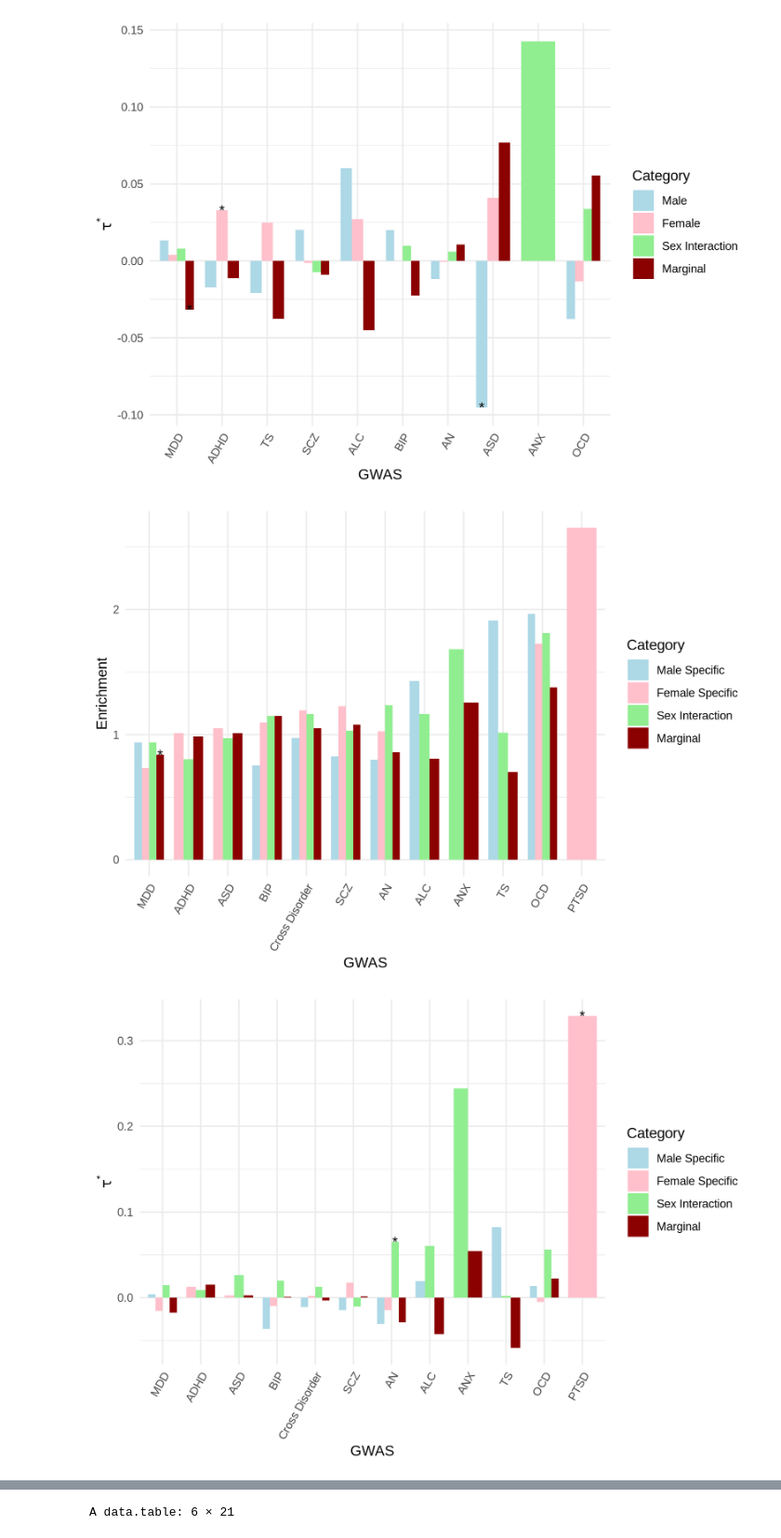
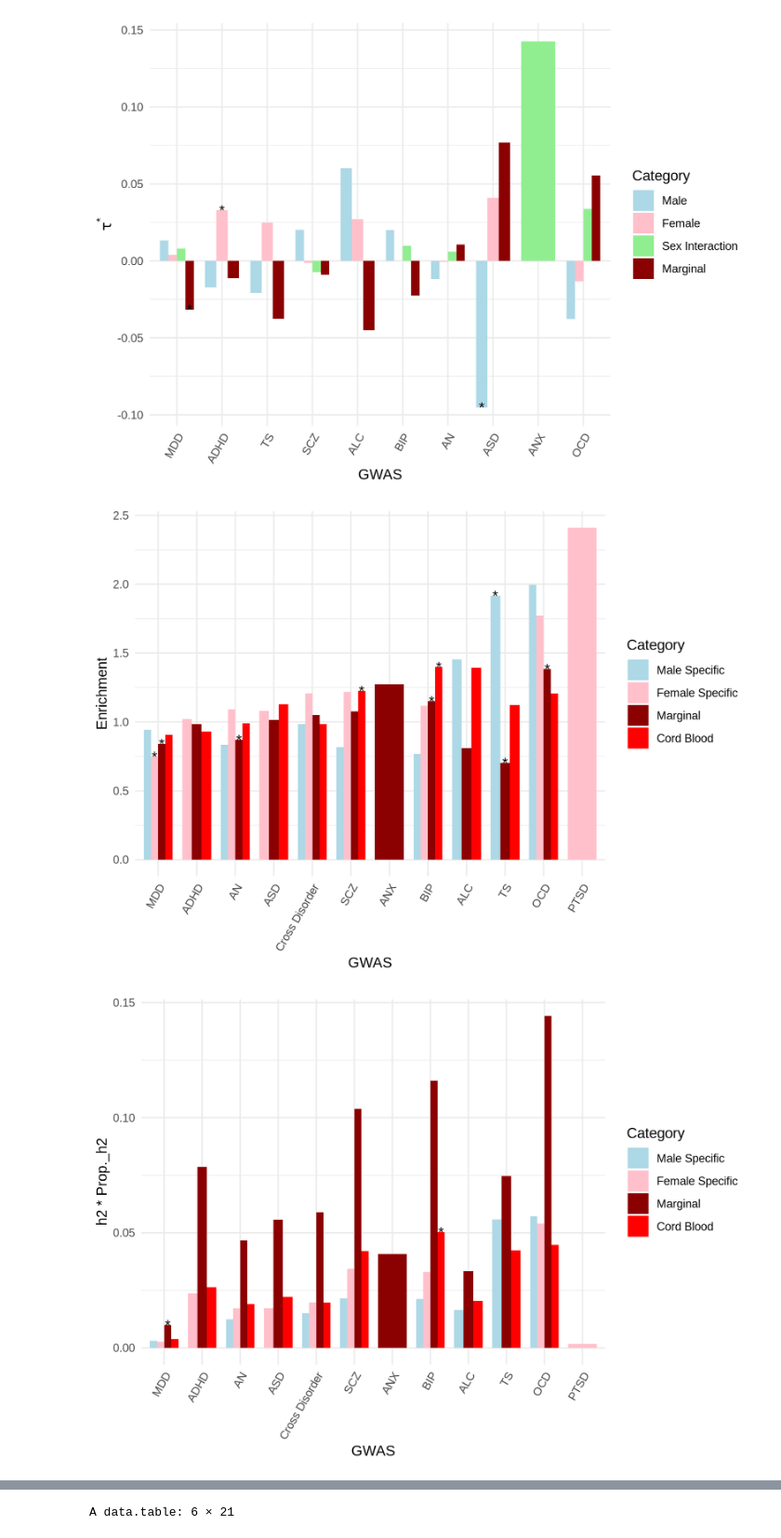
Before and after one commit to wilcas/sex_specific_mQTL, a Jupyter notebook: delahaye_mQTL_analyses/heritability_ldsc_analysis.ipynb, the cells around one changed output, grey strips where cells are left out. Shown at 93% size. Cells and saved outputs as stored; diff of their text form; code cells hidden in the pictures.

Commit message:
update to ldsc plots and neonatal trait heritability

```diff
--- a/delahaye_mQTL_analyses/heritability_ldsc_analysis.ipynb
+++ b/delahaye_mQTL_analyses/heritability_ldsc_analysis.ipynb
@@ -725,49 +736,102 @@ ggplot(
 # %%
 options(width= 10, repr.plot.height= 5, repr.plot.res = 300)
 exclude_list <- c("PTSD Males","ASD Females","ANXFS","Alcohol (AUDIT)","Cannabis","Cigarettes Per Day")
+annot_order <- c("Male Specific","Female Specific","Marginal", "Cord Blood")
 order_dt <-     pgc_part_heritability_baseline_sex_df[
         !GWAS %in% exclude_list &
         !grepl("Male|Female",GWAS) &
-        Category %in% c("Marginal", "Sex Interaction", "Male Specific", "Female Specific")& #, "Cord Blood") &
+        Category %in% annot_order&
         annotation == "bin_CPP_her" &
         Enrichment - Enrichment_std_error > 0,
         .(max_enrich = max(Enrichment)),
         by = "GWAS"
     ]
 GWAS_order <- order_dt[order(max_enrich)]$GWAS
-annot_order <- c("Male Specific","Female Specific","Sex Interaction","Marginal") #, "Cord Blood")
-
+order_sex_dt <-     pgc_part_heritability_baseline_sex_df[
+        !GWAS %in% exclude_list &
+        grepl("Male|Female",GWAS) &
+        Category %in% annot_order&
+        annotation == "bin_CPP_her" &
+        Enrichment - Enrichment_std_error > 0,
+        .(max_enrich = max(Enrichment)),
+        by = "GWAS"
+    ]
+GWAS_sex_order <- order_sex_dt[order(max_enrich)]$GWAS
 
 ggplot(
     pgc_part_heritability_baseline_sex_df[
         !GWAS %in% exclude_list &
         !grepl("Male|Female",GWAS) &
-        Category %in% c("Marginal", "Sex Interaction", "Male Specific", "Female Specific")& #, "Cord Blood") &
+        Category %in% annot_order &
         annotation == "bin_CPP_her" &
         Enrichment - Enrichment_std_error > 0
     ]%>% mutate(GWAS = factor(GWAS,levels = GWAS_order),Category = factor(Category,levels = annot_order)),
-    aes(fill = Category, x=GWAS,y=Enrichment,label = ifelse(significant_enrich,"*","")))+
+    aes(fill = Category, x=GWAS,y=Enrichment,label = ifelse(Enrichment_p < 0.25,"*","")))+
     geom_col(position="dodge",width=0.75) +
     geom_text(position=position_dodge(width=0.75))+
-    scale_fill_manual(values = c("light blue", "pink","light green", "dark red" , "red"))+
+    scale_fill_manual(values = c("light blue", "pink", "dark red" , "red"))+
     theme_minimal()+
     theme(axis.text.x = element_text(angle=60,hjust=1,vjust=1))
-
 ggplot(
     pgc_part_heritability_baseline_sex_df[
         !GWAS %in% exclude_list &
         !grepl("Male|Female",GWAS) &
-        Category %in% c("Marginal", "Sex Interaction", "Male Specific", "Female Specific")& #, "Cord Blood") &
+        Category %in% annot_order &
+        annotation == "bin_CPP_her" &
+        Enrichment - Enrichment_std_error > 0
+    ]%>% mutate(GWAS = factor(GWAS,levels = GWAS_order),Category = factor(Category,levels = annot_order)),
+    aes(fill = Category, x=GWAS,y=h2*Prop._h2,label = ifelse(significant_enrich,"*","")))+
+    geom_col(position="dodge",width=0.75) +
+    geom_text(position=position_dodge(width=0.75))+
+    scale_fill_manual(values = c("light blue", "pink", "dark red" , "red"))+
+    theme_minimal()+
+    theme(axis.text.x = element_text(angle=60,hjust=1,vjust=1))
+ggplot(
+    pgc_part_heritability_baseline_sex_df[
+        !GWAS %in% exclude_list &
+        !grepl("Male|Female",GWAS) &
+        Category %in% annot_order &
         annotation == "bin_CPP_her" &
         Enrichment - Enrichment_std_error > 0
     ]%>% mutate(GWAS = factor(GWAS,levels = GWAS_order),Category = factor(Category,levels = annot_order)),
     aes(fill = Category, x=GWAS,y=tau_star,label = ifelse(pnorm(abs(tau_star/tau_se),lower.tail=F)*2 < 0.05,"*","")))+
     geom_col(position="dodge",width=0.75) +
     geom_text(position=position_dodge(width=0.75))+
     labs(y=bquote(tau^"*"))+
-    scale_fill_manual(values = c("light blue", "pink","light green", "dark red" , "red"))+
+    scale_fill_manual(values = c("light blue", "pink", "dark red" , "red"))+
     theme_minimal()+
     theme(axis.text.x = element_text(angle=60,hjust=1,vjust=1))
+
+
+ggplot(
+    pgc_part_heritability_baseline_sex_df[
+        !GWAS %in% exclude_list &
+        grepl("Male|Female",GWAS) &
+        Category %in% annot_order &
+        annotation == "bin_CPP_her" &
+        Enrichment - Enrichment_std_error > 0
+    ]%>% mutate(GWAS = factor(GWAS,levels = GWAS_sex_order),Category = factor(Category,levels = annot_order)),
+    aes(fill = Category, x=GWAS,y=Enrichment,label = ifelse(significant_enrich,"*","")))+
+    geom_col(position="dodge",width=0.75) +
+    geom_text(position=position_dodge(width=0.75))+
+    scale_fill_manual(values = c("light blue", "pink", "dark red" , "red"))+
+    theme_minimal()+
+    theme(axis.text.x = element_text(angle=60,hjust=1,vjust=1))
+
+ggplot(
+    pgc_part_heritability_baseline_sex_df[
+        !GWAS %in% exclude_list &
+        grepl("Male|Female",GWAS) &
+        Category %in% annot_order &
+        annotation == "bin_CPP_her" &
+        Enrichment - Enrichment_std_error > 0
+    ]%>% mutate(GWAS = factor(GWAS,levels = GWAS_sex_order),Category = factor(Category,levels = annot_order)),
+    aes(fill = Category, x=GWAS,y=h2 * Prop._h2,label = ifelse(significant_enrich,"*","")))+
+    geom_col(position="dodge",width=0.75) +
+    geom_text(position=position_dodge(width=0.75))+
+    scale_fill_manual(values = c("light blue", "pink", "dark red" , "red"))+
+    theme_minimal()+
+    theme(axis.text.x = element_text(angle=60,hjust=1,vjust=1))
 # %% [output]
-[figure, old version]
+[figure, new version]
-[figure, old version]
+[figure, new version]
```
Also changed, not shown: parts of 5 cells of this notebook, 3 other files.
